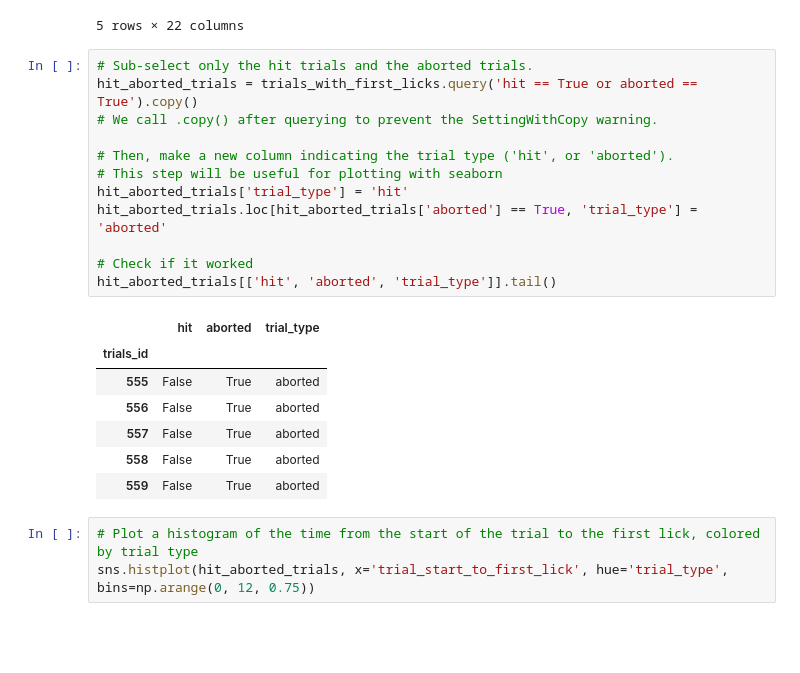
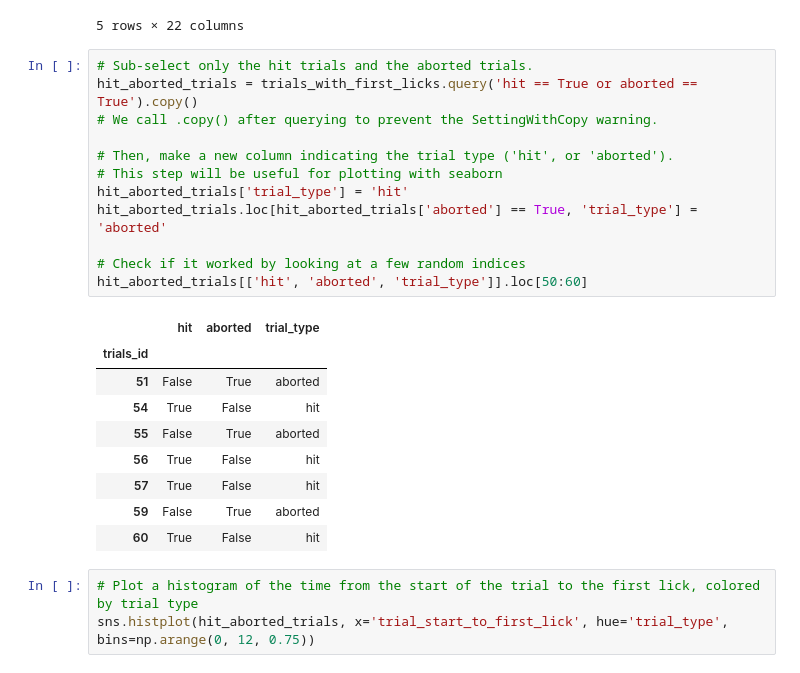
Before and after one commit to AllenInstitute/swdb_2022, a Jupyter notebook: Organizers/VBN_Exercise_solutions.ipynb, the cells around one changed output. Saved outputs shown, nothing was run; the diff lists cells and outputs as text; blank space fills up the shorter version.

```diff
--- a/Organizers/VBN_Exercise_solutions.ipynb
+++ b/Organizers/VBN_Exercise_solutions.ipynb
@@ -121,23 +124,25 @@ trials_with_first_licks.head()
 # %%
 # Sub-select only the hit trials and the aborted trials.
 hit_aborted_trials = trials_with_first_licks.query('hit == True or aborted == True').copy()
 # We call .copy() after querying to prevent the SettingWithCopy warning.
 
 # Then, make a new column indicating the trial type ('hit', or 'aborted').
 # This step will be useful for plotting with seaborn
 hit_aborted_trials['trial_type'] = 'hit'
 hit_aborted_trials.loc[hit_aborted_trials['aborted'] == True, 'trial_type'] = 'aborted'
 
-# Check if it worked
-hit_aborted_trials[['hit', 'aborted', 'trial_type']].tail()
+# Check if it worked by looking at a few random indices
+hit_aborted_trials[['hit', 'aborted', 'trial_type']].loc[50:60]
 # %% [output]
 |  | hit | aborted | trial_type |
 | trials_id |  |  |  |
-| 555 | False | True | aborted |
-| 556 | False | True | aborted |
-| 557 | False | True | aborted |
-| 558 | False | True | aborted |
-| 559 | False | True | aborted |
+| 51 | False | True | aborted |
+| 54 | True | False | hit |
+| 55 | False | True | aborted |
+| 56 | True | False | hit |
+| 57 | True | False | hit |
+| 59 | False | True | aborted |
+| 60 | True | False | hit |
 # %%
 # Plot a histogram of the time from the start of the trial to the first lick, colored by trial type
 sns.histplot(hit_aborted_trials, x='trial_start_to_first_lick', hue='trial_type', bins=np.arange(0, 12, 0.75))
```
Also changed, not shown: parts of 6 cells of this notebook.
